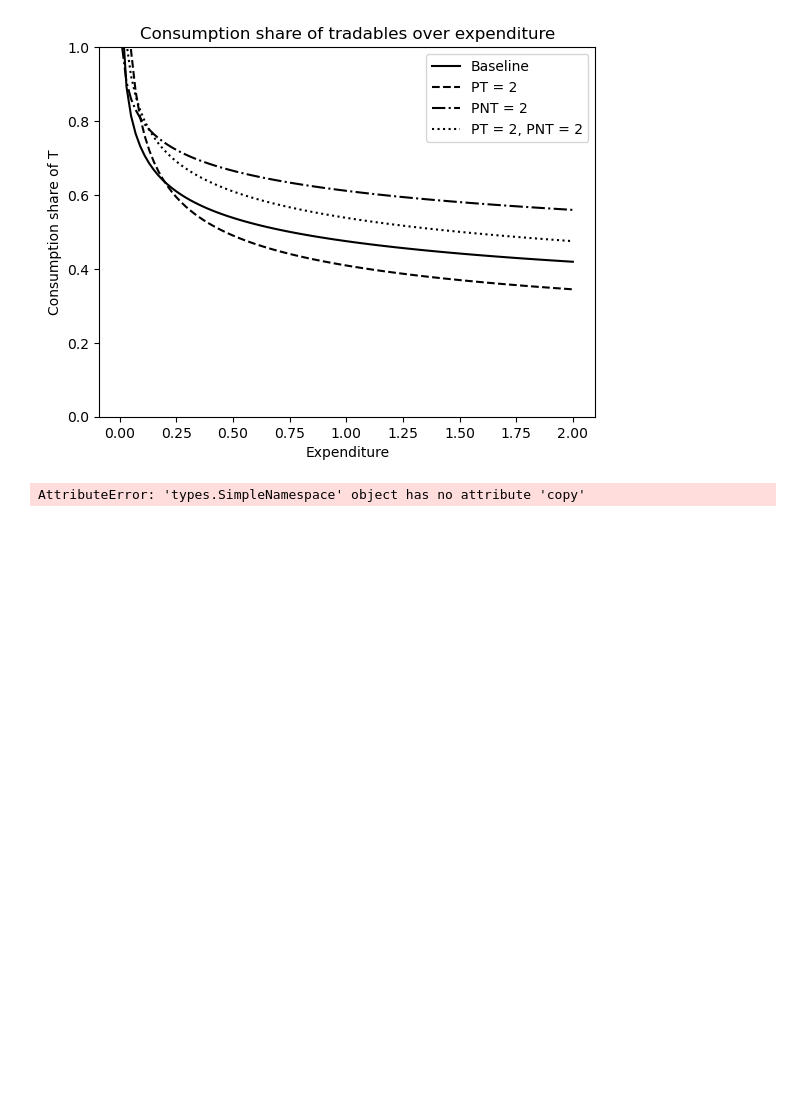
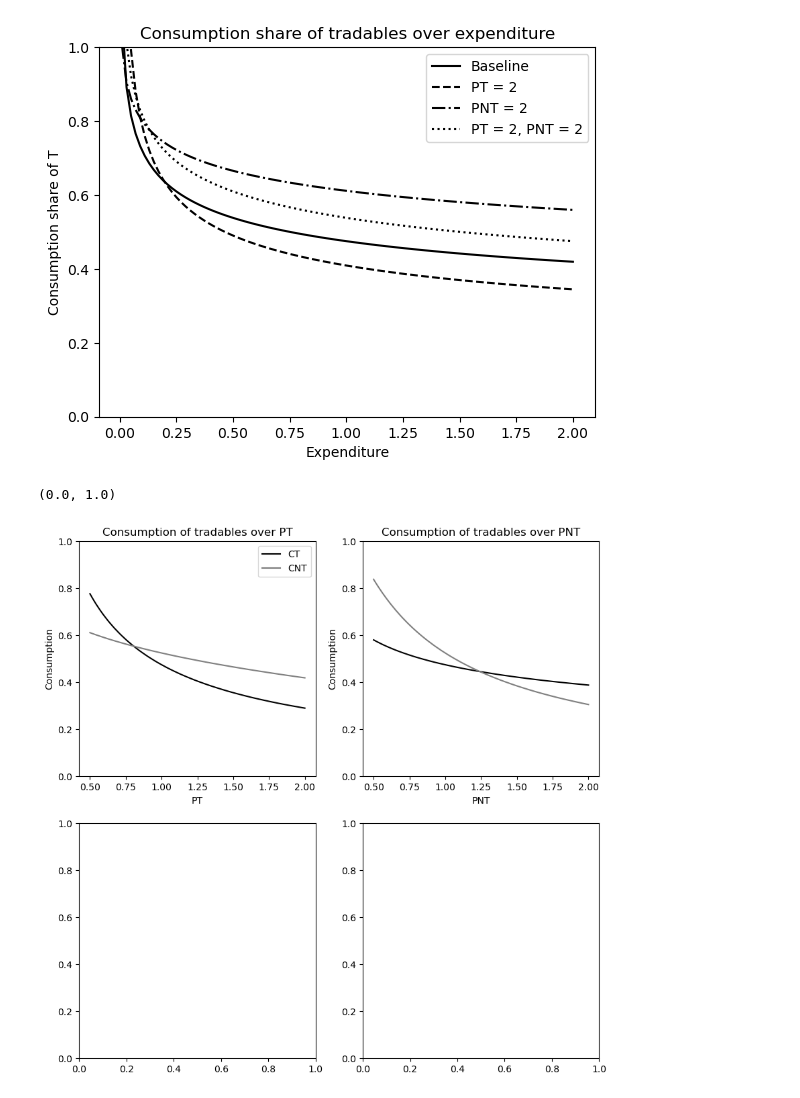
Before and after one commit to funlime/I_HANK_PIGL, a Jupyter notebook: Partial_2802.ipynb, the cells around one changed output. Drawn from its saved outputs; the diff is of its cells as text; code cells hidden in the pictures; blank space fills up the shorter version.

```diff
--- a/Partial_2802.ipynb
+++ b/Partial_2802.ipynb
@@ -395,36 +395,37 @@ if new_fig: plt.savefig('Figures/consumption_share_T_over_expenditure.png', dpi=
 # %% [output]
 [figure]
 # %%
-# non-homothetic CES parameters (gamma = epsilon)
+# non-homothetic CES par_newameters (gamma = epsilon)
 par_new = SimpleNamespace()
 par_new.gamma = 0.29
 par_new.epsilon = 0.0
 par_new.nu = 0.475
 
 
 PT_list = np.linspace(0.5, 2.0, 100)
 PNT_list = np.linspace(0.5, 2.0, 100)
 
 # 4X 4 plot
 fig, axs = plt.subplots(2, 2, figsize=(10, 10))
 
 # CT over PT
-axs[0, 0].plot(PT_list, calc_CT(par, 1, PT=PT_list), label='CT', c='k')
-axs[0, 0].plot(PT_list, calc_CNT(par, 1, PT=PT_list), label='CNT', c='grey')
+axs[0, 0].plot(PT_list, calc_CT(par_new, 1, PT=PT_list), label='CT', c='k')
+axs[0, 0].plot(PT_list, calc_CNT(par_new, 1, PT=PT_list), label='CNT', c='grey')
 axs[0, 0].set_xlabel('PT')
 axs[0, 0].set_ylabel('Consumption')
 axs[0, 0].set_title('Consumption of tradables over PT')
 axs[0,0].set_ylim(0, 1)
 axs[0, 0].legend()
 
 # CT over PNT
-axs[0, 1].plot(PNT_list, calc_CT(par, 1, PNT=PNT_list), label='CT', c='k')
-axs[0, 1].plot(PNT_list, calc_CNT(par, 1, PNT=PNT_list), label='CNT', c='grey')
+axs[0, 1].plot(PNT_list, calc_CT(par_new, 1, PNT=PNT_list), label='CT', c='k')
+axs[0, 1].plot(PNT_list, calc_CNT(par_new, 1, PNT=PNT_list), label='CNT', c='grey')
 axs[0, 1].set_xlabel('PNT')
 axs[0, 1].set_ylabel('Consumption')
 axs[0, 1].set_title('Consumption of tradables over PNT')
 axs[0,1].set_ylim(0, 1)
 
 # Expenditure over PT
 # %% [output]
-AttributeError: 'types.SimpleNamespace' object has no attribute 'copy'
+(0.0, 1.0)
+[figure, added]
```
Also changed, not shown: 1 other file.
